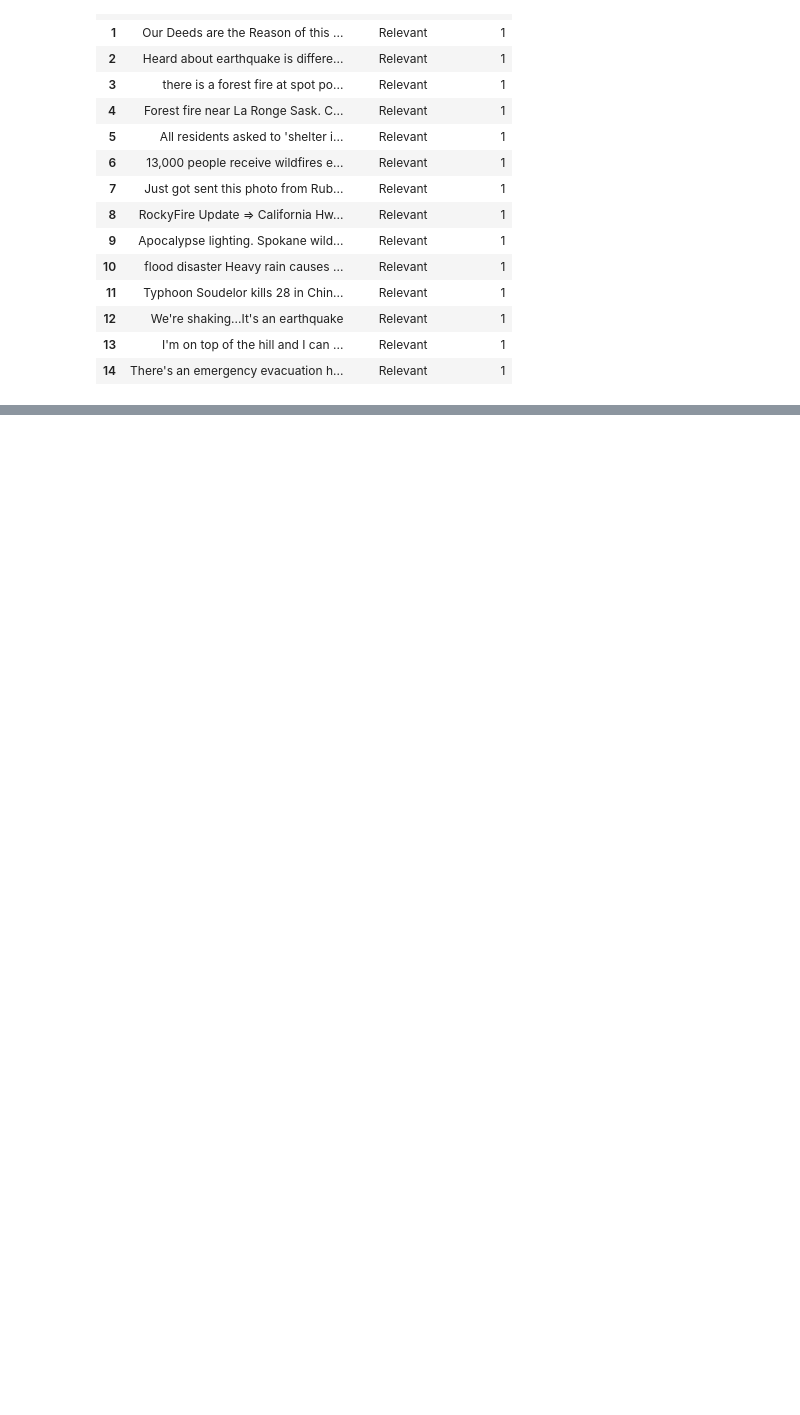
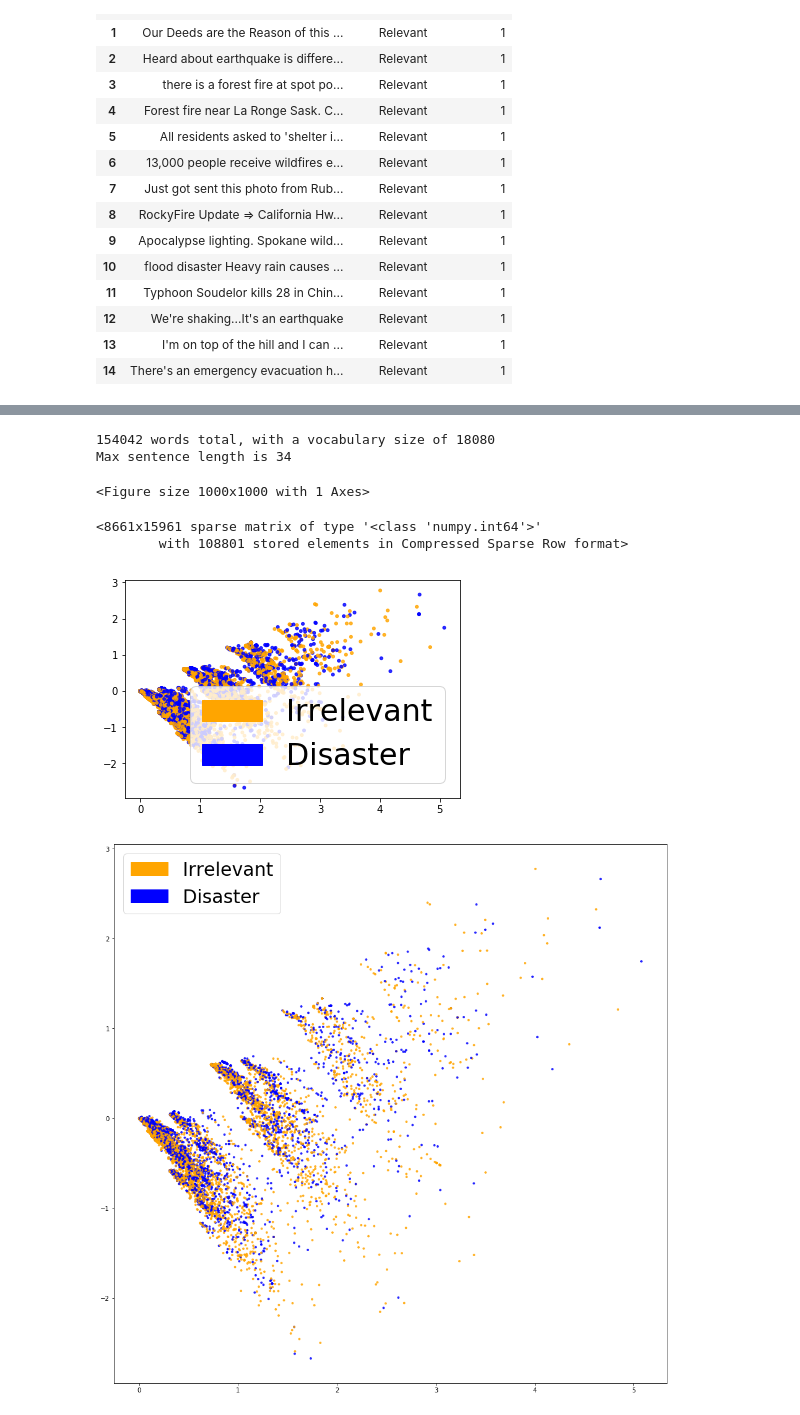
Before and after one commit to 3thzneiz/MyNLPLearn, a Jupyter notebook: 3. concrete_solutions_mostly_nlp_prob/nlp techniques Ref.Emmanuel Ameisen.ipynb, the cells around one changed output, grey strips where cells are left out. Cells and saved outputs as stored; diff of their text form; code cells hidden in the pictures; blank space fills up the shorter version.

Commit message:
add lsa graph project 2D to see useful model

```diff
--- a/3. concrete_solutions_mostly_nlp_prob/nlp techniques Ref.Emmanuel Ameisen.ipynb
+++ b/3. concrete_solutions_mostly_nlp_prob/nlp techniques Ref.Emmanuel Ameisen.ipynb
@@ -52,3 +52,6 @@ def standardize_text(df, text_field):
 questions = standardize_text(questions, "text")
 
 questions.to_csv("clean_data.csv")
+# %%
+clean_questions = pd.read_csv("clean_data.csv")
+clean_questions.groupby("class_label")[['text','choose_one']].count()
@@ -54,0 +70,73 @@ questions.to_csv("clean_data.csv")
+# %%
+from keras.preprocessing.text import Tokenizer
+from keras.preprocessing.sequence import pad_sequences
+from keras.utils import to_categorical
+
+all_words = [word for tokens in clean_questions["tokens"] for word in tokens]
+sentence_lengths = [len(tokens) for tokens in clean_questions["tokens"]]
+VOCAB = sorted(list(set(all_words)))
+print("%s words total, with a vocabulary size of %s" % (len(all_words), len(VOCAB)))
+print("Max sentence length is %s" % max(sentence_lengths))
+# %% [output]
+154042 words total, with a vocabulary size of 18080
+Max sentence length is 34
+# %%
+import matplotlib.pyplot as plt
+
+fig = plt.figure(figsize=(10, 10))
+plt.xlabel('Sentence length')
+plt.ylabel('Number of sentences')
+plt.hist(sentence_lengths)
+plt.show()
+# %% [output]
+<Figure size 1000x1000 with 1 Axes>
+# %%
+from sklearn.model_selection import train_test_split
+from sklearn.feature_extraction.text import CountVectorizer, TfidfVectorizer
+
+def cv(data):
+    count_vectorizer = CountVectorizer()
+
+    emb = count_vectorizer.fit_transform(data)
+
+    return emb, count_vectorizer
+
+list_corpus = clean_questions["text"].tolist()
+list_labels = clean_questions["class_label"].tolist()
+
+X_train, X_test, y_train, y_test = train_test_split(list_corpus, list_labels, test_size=0.2,
+                                                                                random_state=40)
+
+X_train_counts, count_vectorizer = cv(X_train)
+X_test_counts = count_vectorizer.transform(X_test)
+# %%
+X_train_counts
+# %% [output]
+<8661x15961 sparse matrix of type '<class 'numpy.int64'>'
+        with 108801 stored elements in Compressed Sparse Row format>
+# %%
+from sklearn.decomposition import PCA, TruncatedSVD
+import matplotlib
+import matplotlib.patches as mpatches
+
+
+def plot_LSA(test_data, test_labels, savepath="PCA_demo.csv", plot=True):
+        lsa = TruncatedSVD(n_components=2)
+        lsa.fit(test_data)
+        lsa_scores = lsa.transform(test_data)
+        color_mapper = {label:idx for idx,label in enumerate(set(test_labels))}
+        color_column = [color_mapper[label] for label in test_labels]
+        colors = ['orange','blue','blue']
+        if plot:
+            plt.scatter(lsa_scores[:,0], lsa_scores[:,1], s=8, alpha=.8, c=test_labels, cmap=matplotlib.colors.ListedColormap(colors))
+            red_patch = mpatches.Patch(color='orange', label='Irrelevant')
+            green_patch = mpatches.Patch(color='blue', label='Disaster')
+            plt.legend(handles=[red_patch, green_patch], prop={'size': 30})
+
+plot_LSA(X_train_counts, y_train)
+fig = plt.figure(figsize=(16, 16))
+plot_LSA(X_train_counts, y_train)
+plt.show()
+# %% [output]
+[figure, added]
+[figure, added]
```
Also changed, not shown: parts of 8 cells of this notebook.
